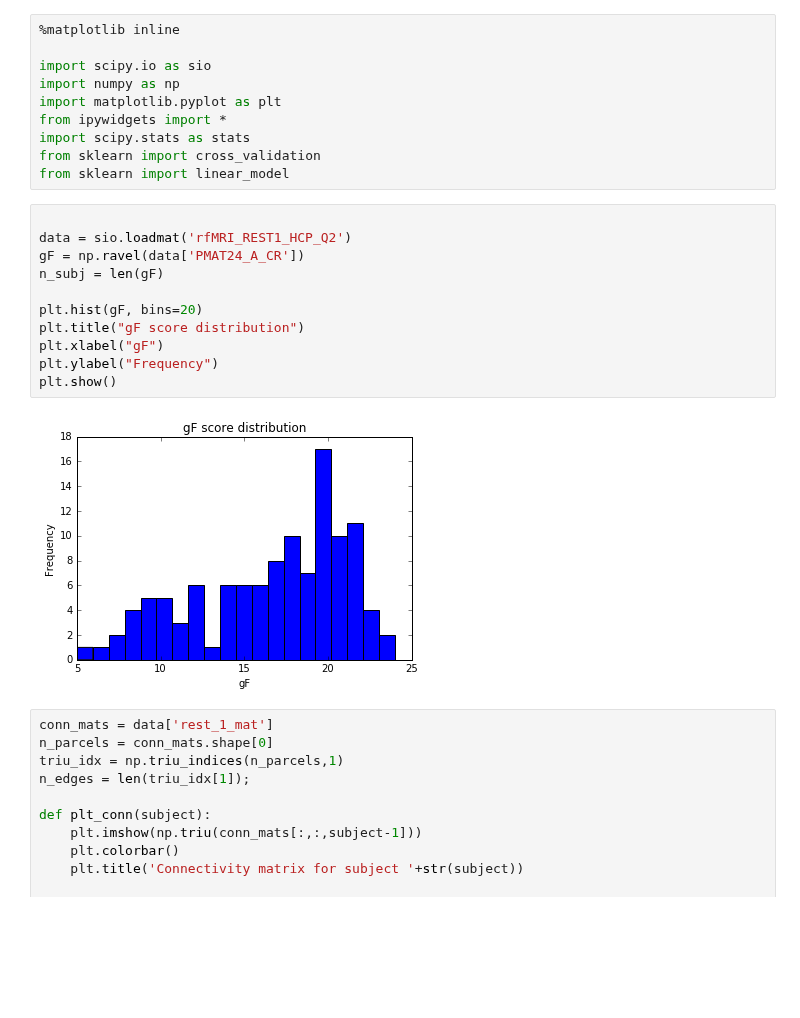
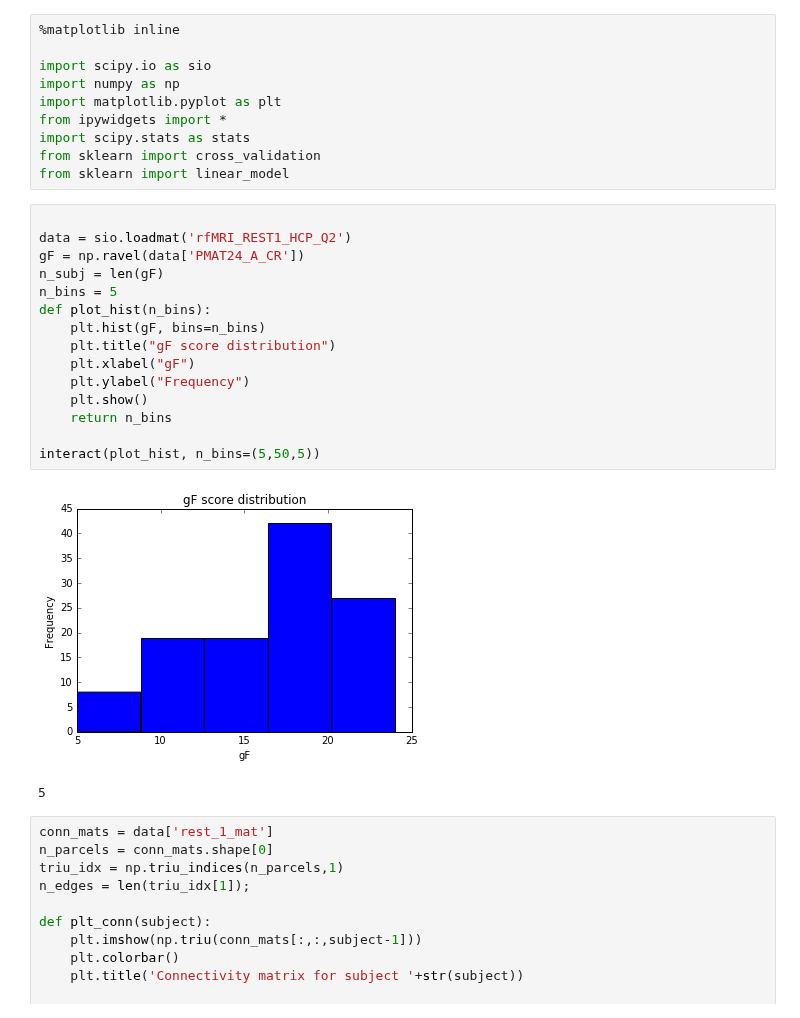
Before and after one commit to paola-g/iq_prediction, a Jupyter notebook: finn.ipynb, the cells around one changed output. Saved outputs shown, nothing was run; the diff lists cells and outputs as text; blank space fills up the shorter version.

Commit message:
interact with n_bins

```diff
--- a/finn.ipynb
+++ b/finn.ipynb
@@ -11,16 +11,21 @@ from sklearn import linear_model
 # %%
 
 data = sio.loadmat('rfMRI_REST1_HCP_Q2')
 gF = np.ravel(data['PMAT24_A_CR'])
 n_subj = len(gF)
+n_bins = 5
+def plot_hist(n_bins):
+    plt.hist(gF, bins=n_bins)
+    plt.title("gF score distribution")
+    plt.xlabel("gF")
+    plt.ylabel("Frequency")
+    plt.show()
+    return n_bins
 
-plt.hist(gF, bins=20)
-plt.title("gF score distribution")
-plt.xlabel("gF")
-plt.ylabel("Frequency")
-plt.show()
+interact(plot_hist, n_bins=(5,50,5))
 # %% [output]
-[figure, old version]
+[figure, new version]
+5
 # %%
 conn_mats = data['rest_1_mat']
 n_parcels = conn_mats.shape[0]
```
